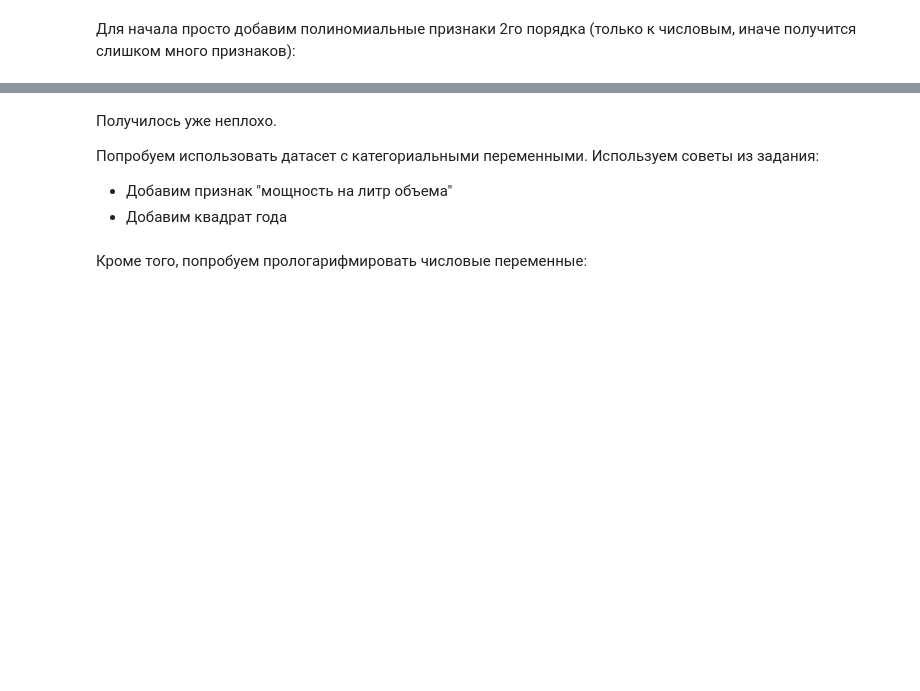
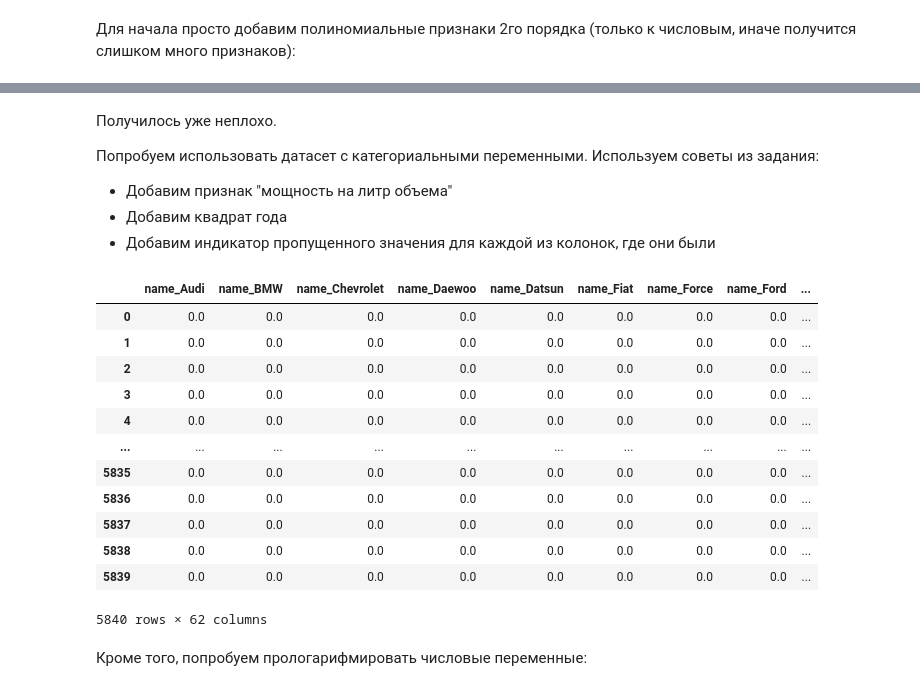
Before and after one commit to eto-enot/ml-hw-01, a Jupyter notebook: hw-1.ipynb, the cells around one changed output, grey strips where cells are left out. Saved outputs shown, nothing was run; the diff lists cells and outputs as text; code cells hidden in the pictures; blank space fills up the shorter version.

```diff
--- a/hw-1.ipynb
+++ b/hw-1.ipynb
@@ -61,11 +53,8 @@ pd.set_option('display.max_rows', 20)
 # %% [markdown]
 ## **Простейший EDA и обработка признаков (1.7 балла)**
 # %%
-df_train = pd.read_csv('cars_train.csv')
-df_test = pd.read_csv('cars_test.csv')
-
-# df_train = pd.read_csv('https://raw.githubusercontent.com/Murcha1990/MLDS_ML_2022/main/Hometasks/HT1/cars_train.csv')
-# df_test = pd.read_csv('https://raw.githubusercontent.com/Murcha1990/MLDS_ML_2022/main/Hometasks/HT1/cars_test.csv')
+df_train = pd.read_csv('https://raw.githubusercontent.com/Murcha1990/MLDS_ML_2022/main/Hometasks/HT1/cars_train.csv')
+df_test = pd.read_csv('https://raw.githubusercontent.com/Murcha1990/MLDS_ML_2022/main/Hometasks/HT1/cars_test.csv')
 
 print("Train data shape:", df_train.shape)
 print("Test data shape: ", df_test.shape)
@@ -1182,11 +1172,10 @@ from sklearn.preprocessing import OneHotEncoder # или можно исполь
 
 cols = X_train_cat.select_dtypes('object').columns.tolist() + ['seats']
 
-# исходный X_train_cat изменять не будем, используем ColumnTransformer
 tr = ColumnTransformer([
     ('ohe', OneHotEncoder(drop='first', handle_unknown='ignore', sparse_output=False), cols)
 ], remainder='passthrough', verbose_feature_names_out=False).set_output(transform='pandas')
 
-X_train_cat1 = tr.fit_transform(X_train_cat)
-X_train_cat1.shape, X_train_cat.shape
+X_train_cat = tr.fit_transform(X_train_cat)
+X_train_cat.shape
 # %% [output]
@@ -1308,18 +1296,39 @@ RMSE train: 223282.84432114867, RMSE test: 312853.8836883247
 Попробуем использовать датасет с категориальными переменными. Используем советы из задания:
 - Добавим признак "мощность на литр объема"
 - Добавим квадрат года
+- Добавим индикатор пропущенного значения для каждой из колонок, где они были
-# %%
-X_train_cat = df_train.drop([TARGET], axis=1)
-X_train_cat['name'] = X_train_cat.name.str.split(' ').str[0]
-
-X_test_cat = df_test.drop([TARGET], axis=1)
-X_test_cat['name'] = X_test_cat.name.str.split(' ').str[0]
-
-X_train_cat['power_per_liter'] = X_train_cat['max_power'] / X_train_cat['engine'] * 1000.
-X_train_cat['year2'] = X_train_cat['year'] ** 2
-
-X_test_cat['power_per_liter'] = X_test_cat['max_power'] / X_test_cat['engine'] * 1000.
-X_test_cat['year2'] = X_test_cat['year'] ** 2
+# %%
+X_train_cat['power_per_liter'] = X_train_cat['max_power'] / X_train_cat['engine'] * 1000.
+X_train_cat['year2'] = X_train_cat['year'] ** 2
+
+X_test_cat['power_per_liter'] = X_test_cat['max_power'] / X_test_cat['engine'] * 1000.
+X_test_cat['year2'] = X_test_cat['year'] ** 2
+
+for col in na_ind_train:
+    if len(na_ind_train[col]) > 0:
+        X_train_cat[col] = 0.
+        X_train_cat.loc[na_ind_train[col], col] = 1.
+
+for col in na_ind_test:
+    if len(na_ind_test[col]) > 0:
+        X_test_cat[col] = 0.
+        X_test_cat.loc[na_ind_test[col], col] = 1.
+# %%
+X_train_cat
+# %% [output]
+|  | name_Audi | name_BMW | name_Chevrolet | name_Daewoo | name_Datsun | name_Fiat | name_Force | name_Ford | ... |
+| 0 | 0.0 | 0.0 | 0.0 | 0.0 | 0.0 | 0.0 | 0.0 | 0.0 | ... |
+| 1 | 0.0 | 0.0 | 0.0 | 0.0 | 0.0 | 0.0 | 0.0 | 0.0 | ... |
+| 2 | 0.0 | 0.0 | 0.0 | 0.0 | 0.0 | 0.0 | 0.0 | 0.0 | ... |
+| 3 | 0.0 | 0.0 | 0.0 | 0.0 | 0.0 | 0.0 | 0.0 | 0.0 | ... |
+| 4 | 0.0 | 0.0 | 0.0 | 0.0 | 0.0 | 0.0 | 0.0 | 0.0 | ... |
+| ... | ... | ... | ... | ... | ... | ... | ... | ... | ... |
+| 5835 | 0.0 | 0.0 | 0.0 | 0.0 | 0.0 | 0.0 | 0.0 | 0.0 | ... |
+| 5836 | 0.0 | 0.0 | 0.0 | 0.0 | 0.0 | 0.0 | 0.0 | 0.0 | ... |
+| 5837 | 0.0 | 0.0 | 0.0 | 0.0 | 0.0 | 0.0 | 0.0 | 0.0 | ... |
+| 5838 | 0.0 | 0.0 | 0.0 | 0.0 | 0.0 | 0.0 | 0.0 | 0.0 | ... |
+| 5839 | 0.0 | 0.0 | 0.0 | 0.0 | 0.0 | 0.0 | 0.0 | 0.0 | ... |
+5840 rows × 62 columns
 # %% [markdown]
 Кроме того, попробуем прологарифмировать числовые переменные:
 # %%
```
Also changed, not shown: parts of 35 cells of this notebook, 1 other file.
